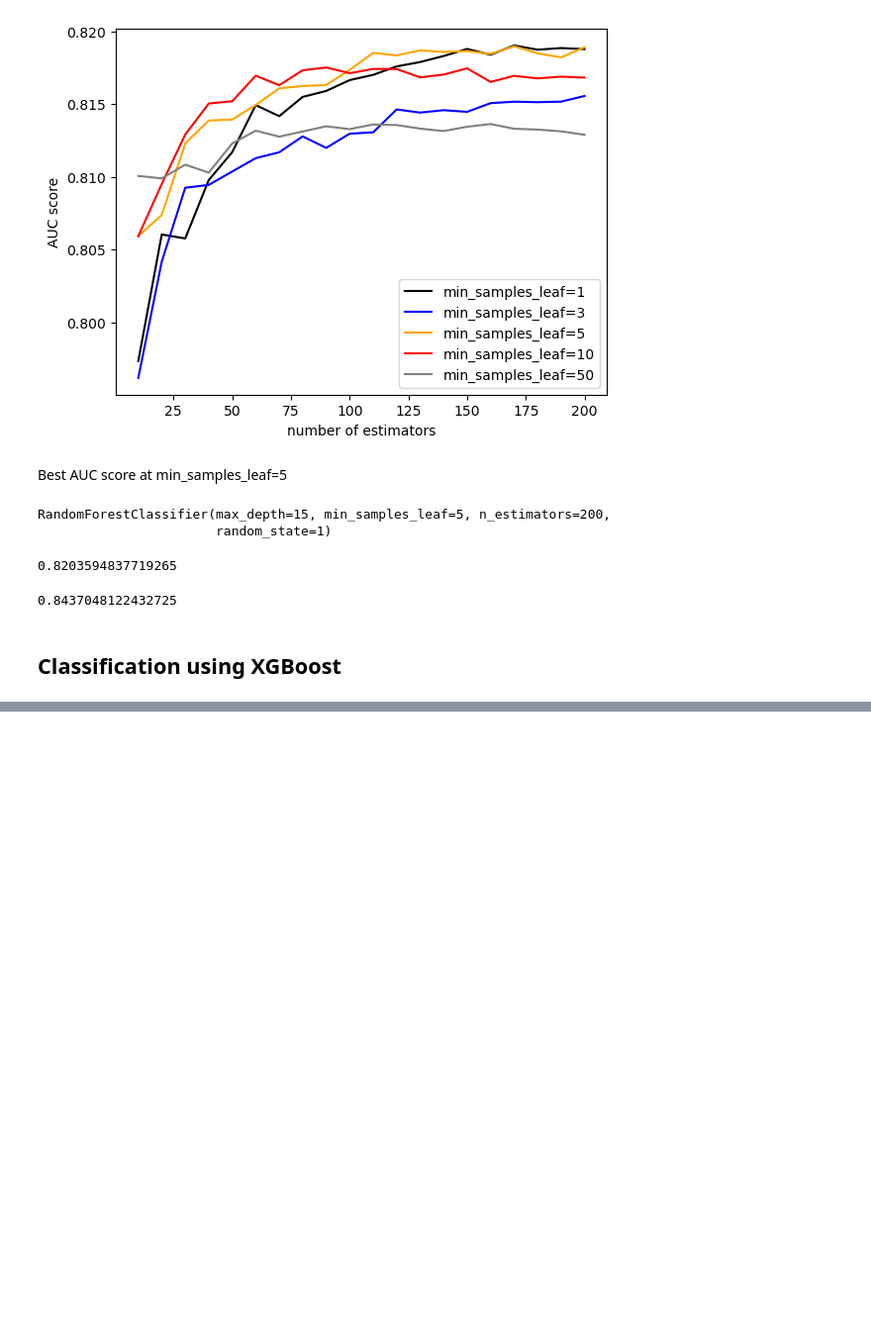
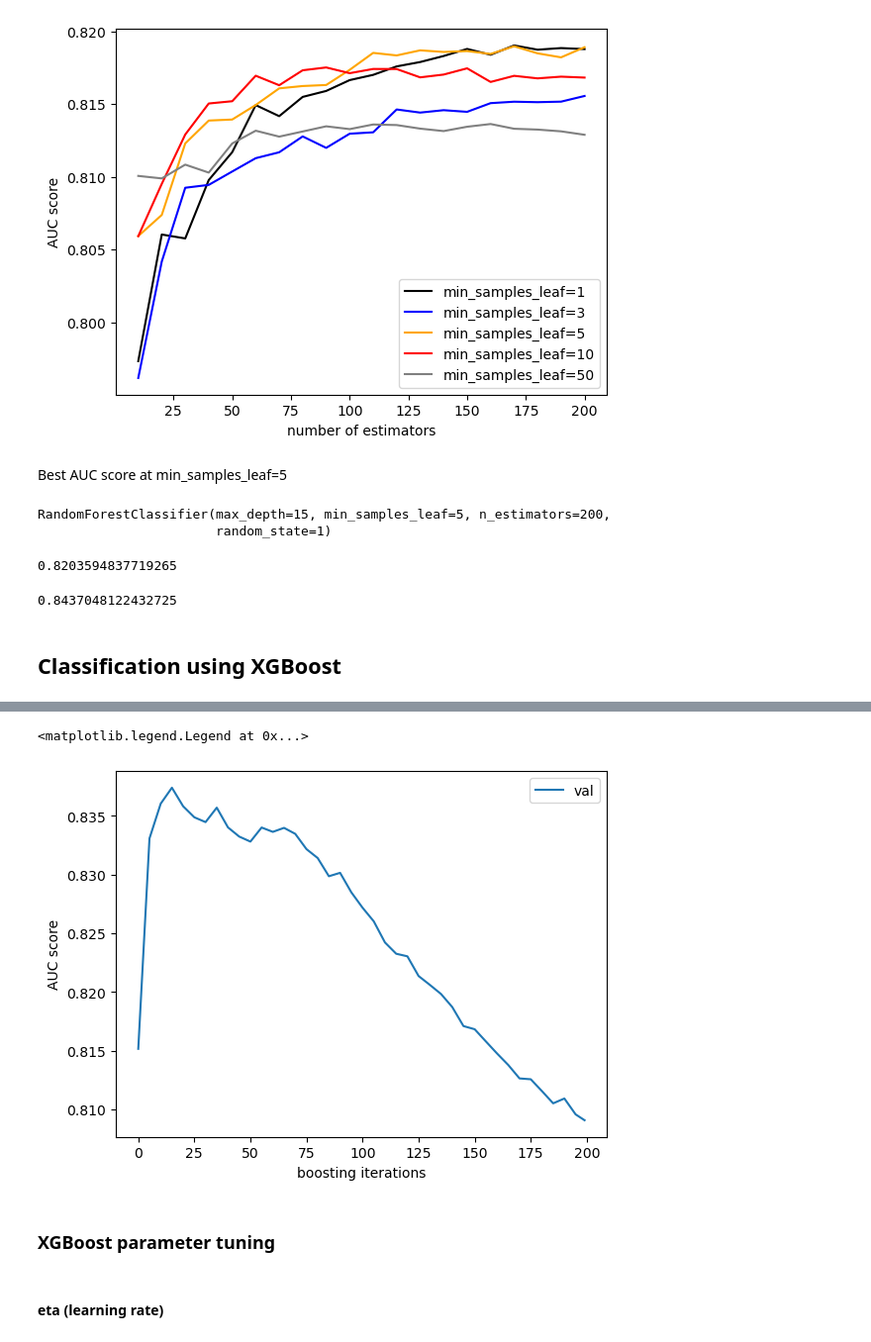
Before and after one commit to javier-cp6/santander-customer-satisfaction, a Jupyter notebook: notebook.ipynb, the cells around one changed output, grey strips where cells are left out. Shown at 99% size. Drawn from its saved outputs; the diff is of its cells as text; code cells hidden in the pictures; blank space fills up the shorter version.

```diff
--- a/notebook.ipynb
+++ b/notebook.ipynb
@@ -428,0 +530,12 @@ roc_auc_score(y_train, y_pred)
+# %%
+plt.plot(df_score.num_iter, df_score.val_auc, label='val')
+plt.xlabel("boosting iterations")
+plt.ylabel("AUC score")
+plt.legend()
+# %% [output]
+<matplotlib.legend.Legend at 0x...>
+[figure, added]
+# %% [markdown]
+### XGBoost parameter tuning
+# %% [markdown]
+#### eta (learning rate)
```
Also changed, not shown: parts of 59 cells of this notebook.
